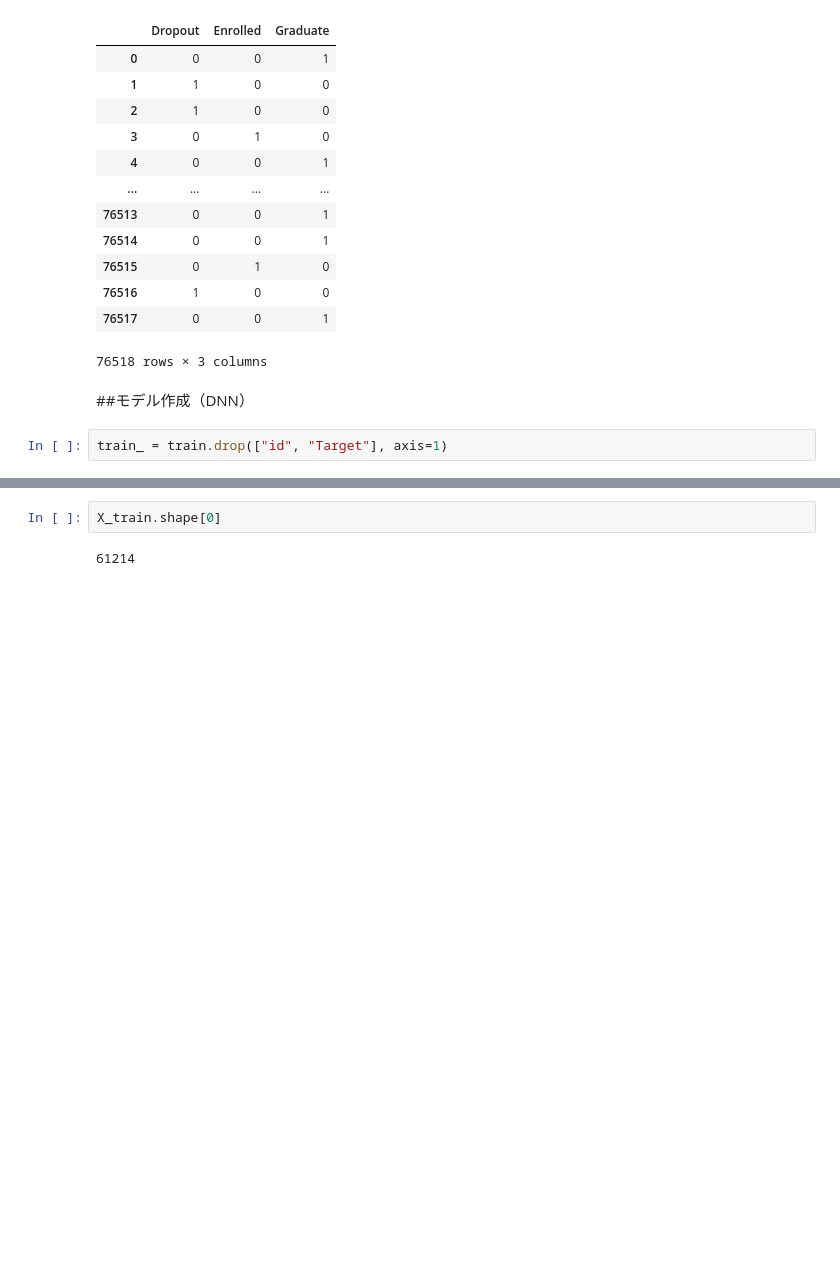
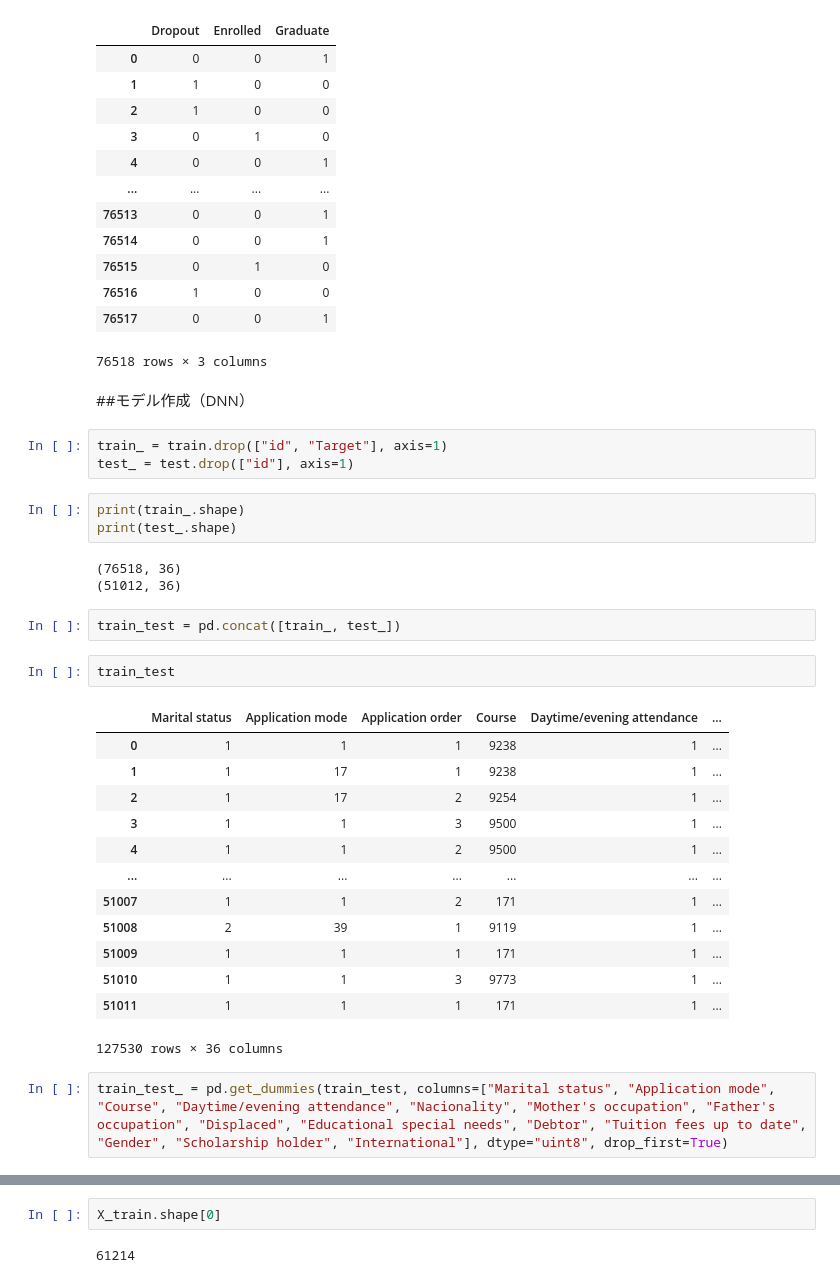
Before and after one commit to tomoyukiharada/Kaggle-team, a Jupyter notebook: kaggle(2)_yoshida.ipynb, the cells around one changed output, grey strips where cells are left out. Saved outputs shown, nothing was run; the diff lists cells and outputs as text; blank space fills up the shorter version.

```diff
--- a/kaggle(2)_yoshida.ipynb
+++ b/kaggle(2)_yoshida.ipynb
@@ -152,3 +161,30 @@ target
 ##モデル作成（DNN）
 # %%
 train_ = train.drop(["id", "Target"], axis=1)
+test_ = test.drop(["id"], axis=1)
+# %%
+print(train_.shape)
+print(test_.shape)
+# %% [output]
+(76518, 36)
+(51012, 36)
+# %%
+train_test = pd.concat([train_, test_])
+# %%
+train_test
+# %% [output]
+|  | Marital status | Application mode | Application order | Course | Daytime/evening attendance | ... |
+| 0 | 1 | 1 | 1 | 9238 | 1 | ... |
+| 1 | 1 | 17 | 1 | 9238 | 1 | ... |
+| 2 | 1 | 17 | 2 | 9254 | 1 | ... |
+| 3 | 1 | 1 | 3 | 9500 | 1 | ... |
+| 4 | 1 | 1 | 2 | 9500 | 1 | ... |
+| ... | ... | ... | ... | ... | ... | ... |
+| 51007 | 1 | 1 | 2 | 171 | 1 | ... |
+| 51008 | 2 | 39 | 1 | 9119 | 1 | ... |
+| 51009 | 1 | 1 | 1 | 171 | 1 | ... |
+| 51010 | 1 | 1 | 3 | 9773 | 1 | ... |
+| 51011 | 1 | 1 | 1 | 171 | 1 | ... |
+127530 rows × 36 columns
+# %%
+train_test_ = pd.get_dummies(train_test, columns=["Marital status", "Application mode", "Course", "Daytime/evening attendance", "Nacionality", "Mother's occupation", "Father's occupation", "Displaced", "Educational special needs", "Debtor", "Tuition fees up to date", "Gender", "Scholarship holder", "International"], dtype="uint8", drop_first=True)
```
Also changed, not shown: parts of 31 cells of this notebook.
